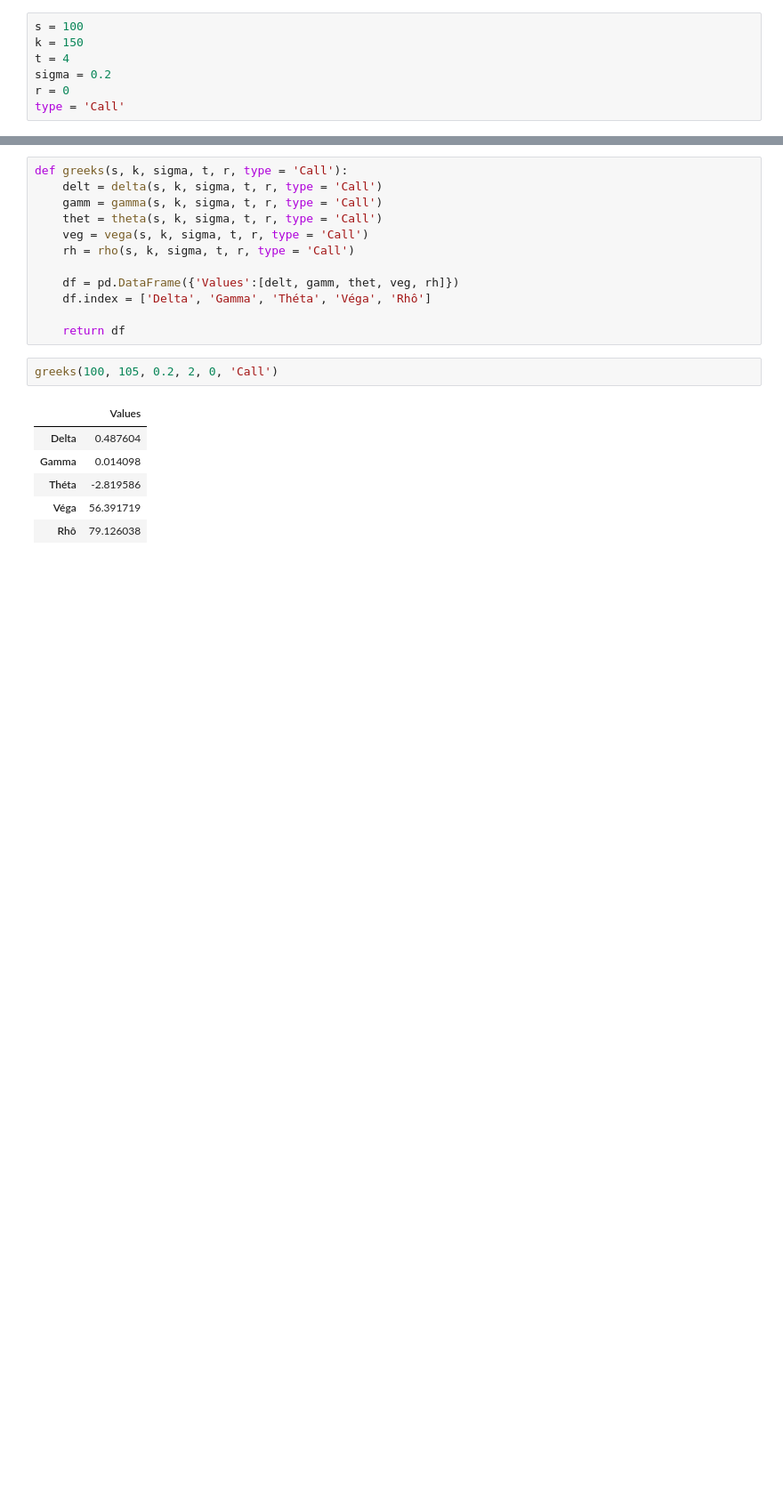
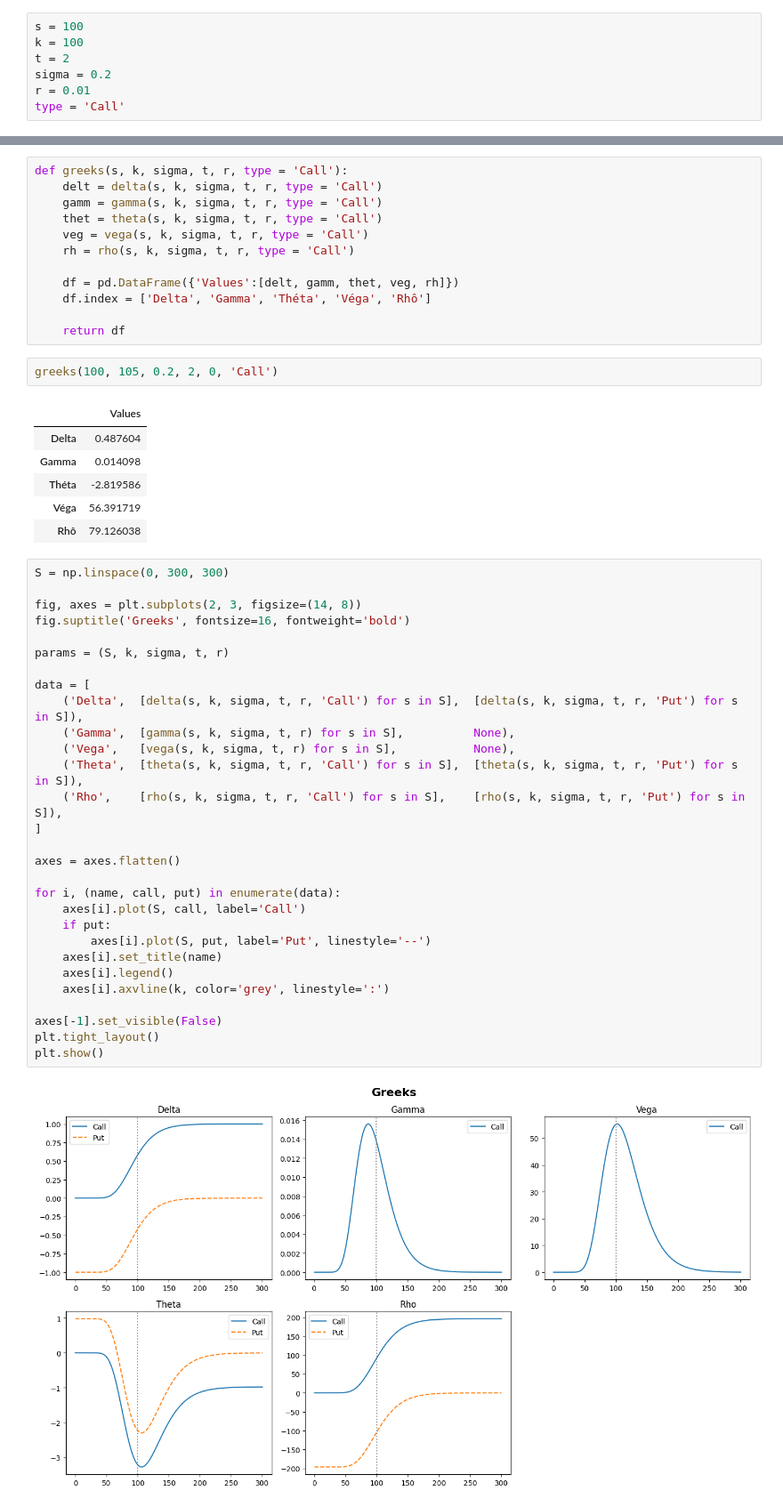
Before and after one commit to oussamaelhamdi/Derivatives-Pricing, a Jupyter notebook: Pricing With B&S.ipynb, the cells around one changed output, grey strips where cells are left out. Shown at 89% size. Drawn from its saved outputs; the diff is of its cells as text; blank space fills up the shorter version.

```diff
--- a/Pricing With B&S.ipynb
+++ b/Pricing With B&S.ipynb
@@ -14,10 +14,10 @@ from datetime import *
 ### **1) Declaration**
 # %%
 s = 100
-k = 150
-t = 4
+k = 100
+t = 2
 sigma = 0.2
-r = 0
+r = 0.01
 type = 'Call'
 # %% [markdown]
 ### **2) Pricing with B&S Model**
@@ -157,3 +157,34 @@ greeks(100, 105, 0.2, 2, 0, 'Call')
 | Théta | -2.819586 |
 | Véga | 56.391719 |
 | Rhô | 79.126038 |
+# %%
+S = np.linspace(0, 300, 300)
+
+fig, axes = plt.subplots(2, 3, figsize=(14, 8))
+fig.suptitle('Greeks', fontsize=16, fontweight='bold')
+
+params = (S, k, sigma, t, r)
+
+data = [
+    ('Delta',  [delta(s, k, sigma, t, r, 'Call') for s in S],  [delta(s, k, sigma, t, r, 'Put') for s in S]),
+    ('Gamma',  [gamma(s, k, sigma, t, r) for s in S],          None),
+    ('Vega',   [vega(s, k, sigma, t, r) for s in S],           None),
+    ('Theta',  [theta(s, k, sigma, t, r, 'Call') for s in S],  [theta(s, k, sigma, t, r, 'Put') for s in S]),
+    ('Rho',    [rho(s, k, sigma, t, r, 'Call') for s in S],    [rho(s, k, sigma, t, r, 'Put') for s in S]),
+]
+
+axes = axes.flatten()
+
+for i, (name, call, put) in enumerate(data):
+    axes[i].plot(S, call, label='Call')
+    if put:
+        axes[i].plot(S, put, label='Put', linestyle='--')
+    axes[i].set_title(name)
+    axes[i].legend()
+    axes[i].axvline(k, color='grey', linestyle=':')
+
+axes[-1].set_visible(False)
+plt.tight_layout()
+plt.show()
+# %% [output]
+[figure, added]
```
